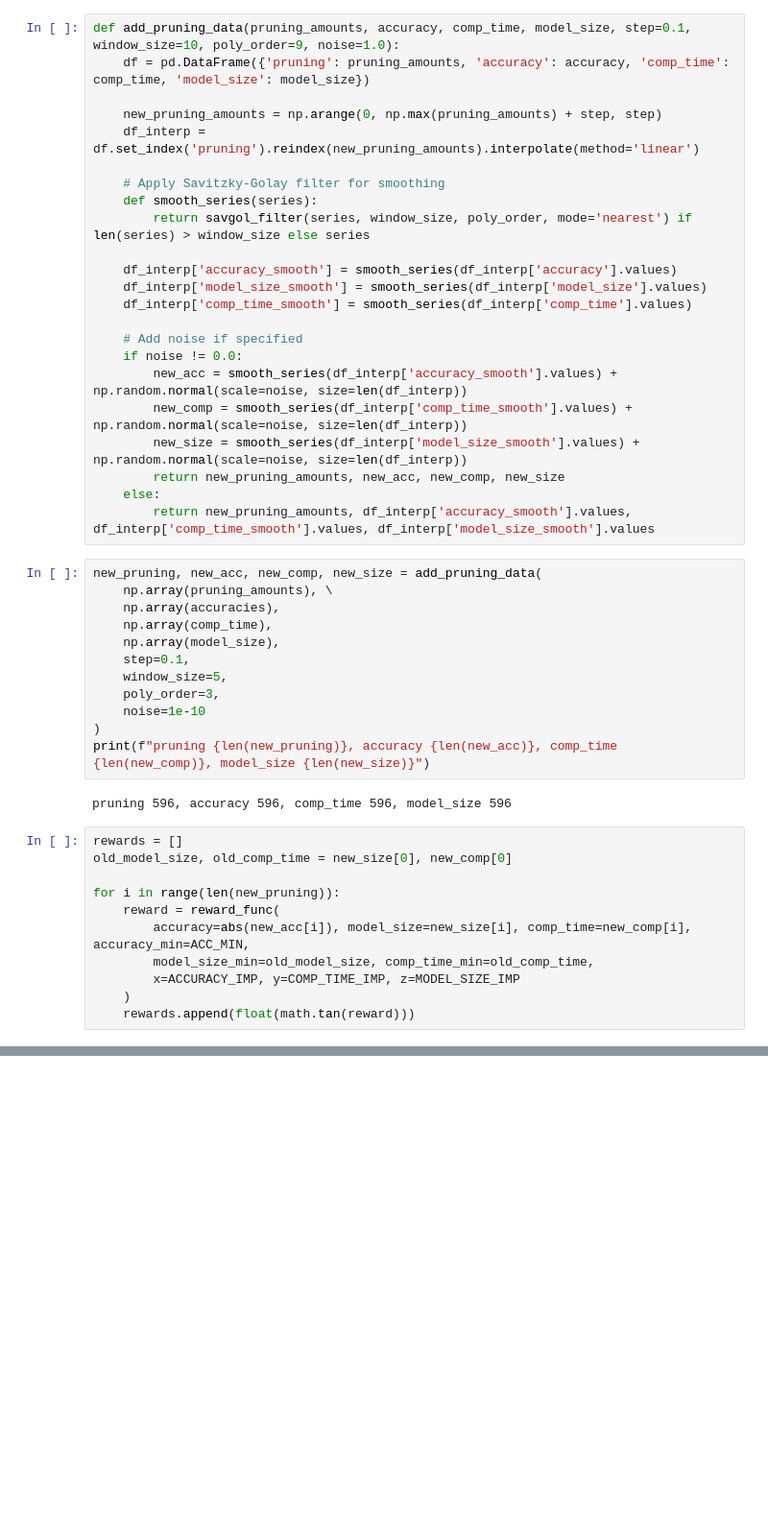
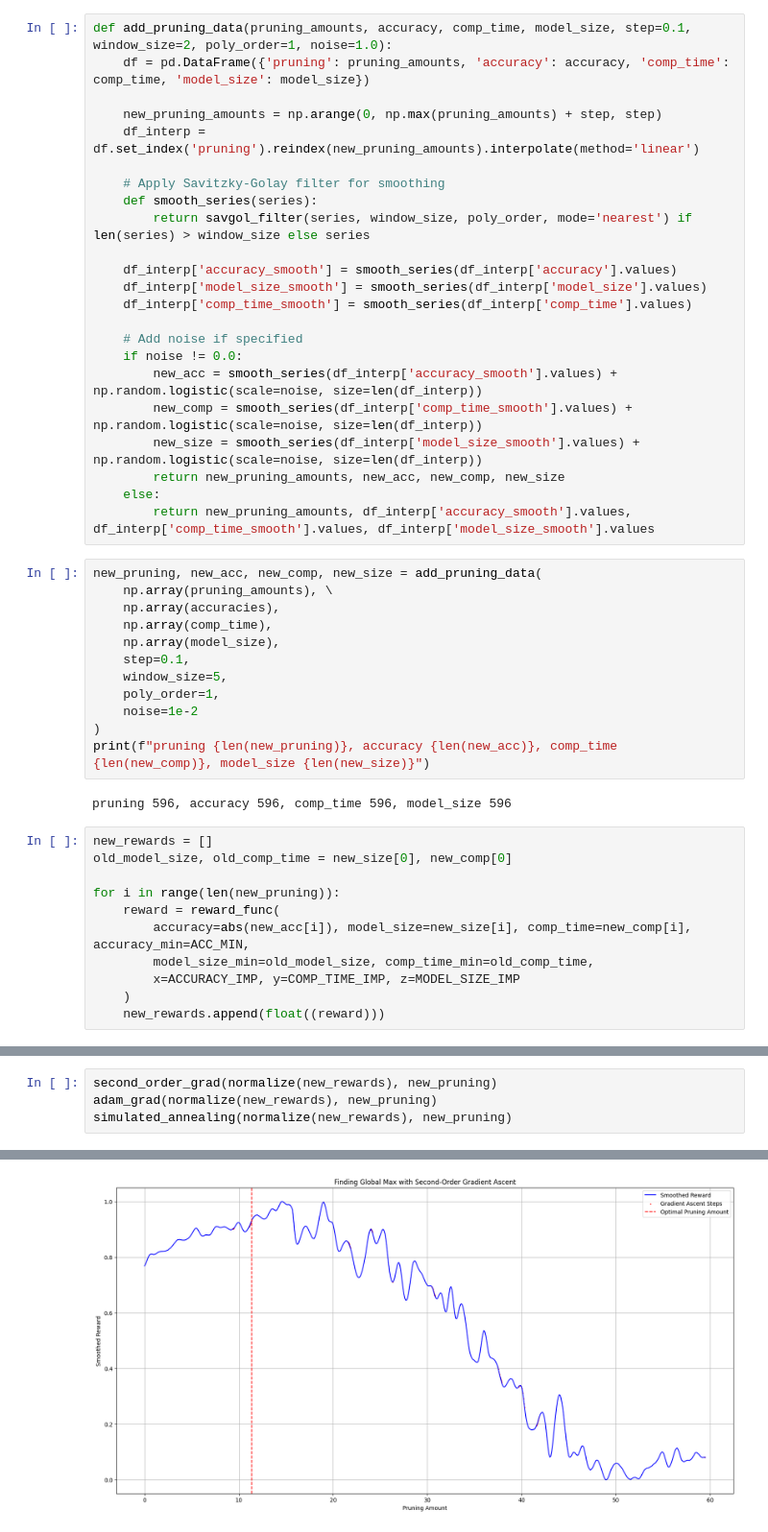
Before and after one commit to mahadevxo/DDNN-Working, a Jupyter notebook: src/pruning/taylor_series/plot_results.ipynb, the cells around one changed output, grey strips where cells are left out. Shown at 96% size. Saved outputs shown, nothing was run; the diff lists cells and outputs as text; blank space fills up the shorter version.

```diff
--- a/src/pruning/taylor_series/plot_results.ipynb
+++ b/src/pruning/taylor_series/plot_results.ipynb
@@ -116,5 +396,5 @@ plt.show()
 # %%
-def add_pruning_data(pruning_amounts, accuracy, comp_time, model_size, step=0.1, window_size=10, poly_order=9, noise=1.0):
+def add_pruning_data(pruning_amounts, accuracy, comp_time, model_size, step=0.1, window_size=2, poly_order=1, noise=1.0):
     df = pd.DataFrame({'pruning': pruning_amounts, 'accuracy': accuracy, 'comp_time': comp_time, 'model_size': model_size})
 
     new_pruning_amounts = np.arange(0, np.max(pruning_amounts) + step, step)
@@ -130,9 +410,9 @@ def add_pruning_data(pruning_amounts, accuracy, comp_time, model_size, step=0.1,
 
     # Add noise if specified
     if noise != 0.0:
-        new_acc = smooth_series(df_interp['accuracy_smooth'].values) + np.random.normal(scale=noise, size=len(df_interp))
-        new_comp = smooth_series(df_interp['comp_time_smooth'].values) + np.random.normal(scale=noise, size=len(df_interp))
-        new_size = smooth_series(df_interp['model_size_smooth'].values) + np.random.normal(scale=noise, size=len(df_interp))
+        new_acc = smooth_series(df_interp['accuracy_smooth'].values) + np.random.logistic(scale=noise, size=len(df_interp))
+        new_comp = smooth_series(df_interp['comp_time_smooth'].values) + np.random.logistic(scale=noise, size=len(df_interp))
+        new_size = smooth_series(df_interp['model_size_smooth'].values) + np.random.logistic(scale=noise, size=len(df_interp))
         return new_pruning_amounts, new_acc, new_comp, new_size
     else:
         return new_pruning_amounts, df_interp['accuracy_smooth'].values, df_interp['comp_time_smooth'].values, df_interp['model_size_smooth'].values
@@ -144,14 +424,14 @@ new_pruning, new_acc, new_comp, new_size = add_pruning_data(
     np.array(model_size),
     step=0.1,
     window_size=5,
-    poly_order=3,
-    noise=1e-10
+    poly_order=1,
+    noise=1e-2
 )
 print(f"pruning {len(new_pruning)}, accuracy {len(new_acc)}, comp_time {len(new_comp)}, model_size {len(new_size)}")
 # %% [output]
 pruning 596, accuracy 596, comp_time 596, model_size 596
 # %%
-rewards = []
+new_rewards = []
 old_model_size, old_comp_time = new_size[0], new_comp[0]
 
 for i in range(len(new_pruning)):
@@ -160,5 +440,5 @@ for i in range(len(new_pruning)):
         model_size_min=old_model_size, comp_time_min=old_comp_time,
         x=ACCURACY_IMP, y=COMP_TIME_IMP, z=MODEL_SIZE_IMP
     )
-    rewards.append(float(math.tan(reward)))
+    new_rewards.append(float((reward)))
 # %%
@@ -191,0 +472,5 @@ plt.show()
+# %%
+second_order_grad(normalize(new_rewards), new_pruning)
+adam_grad(normalize(new_rewards), new_pruning)
+simulated_annealing(normalize(new_rewards), new_pruning)
+# %% [output]
@@ -191,0 +480 @@ plt.show()
+[figure, added]
```
Also changed, not shown: parts of 17 cells of this notebook, 4 other files.
